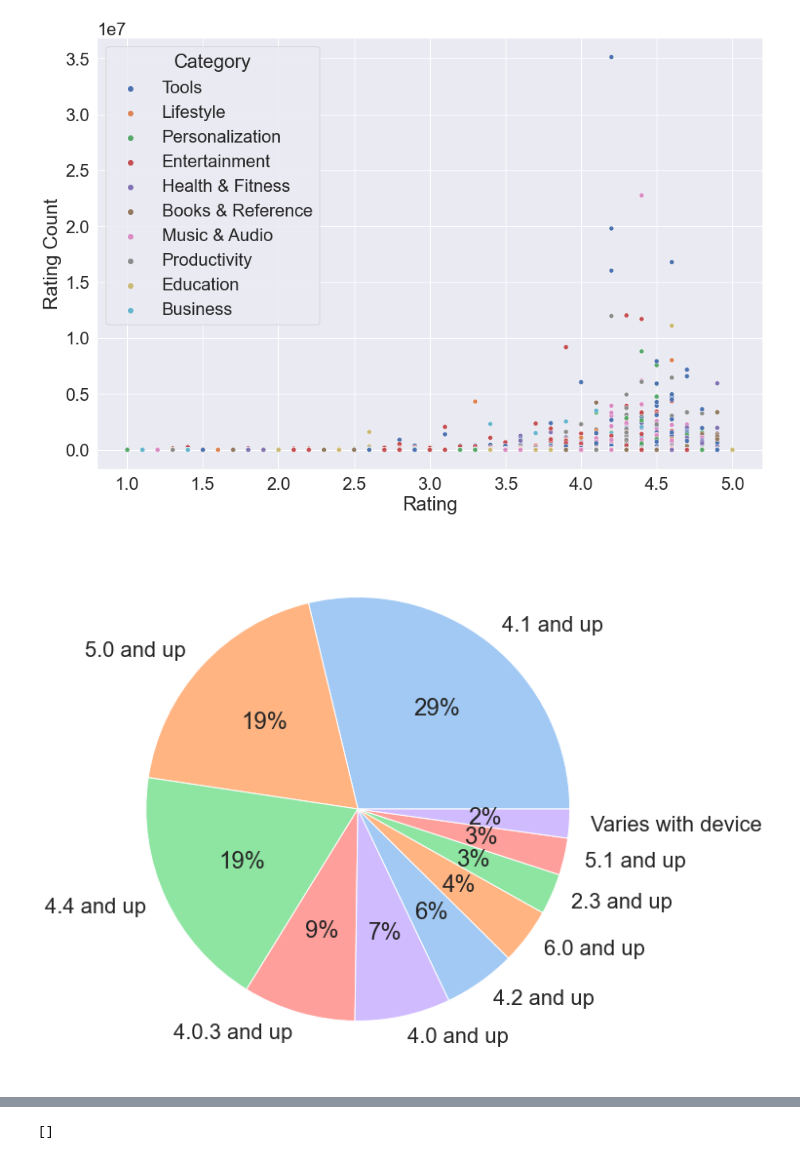
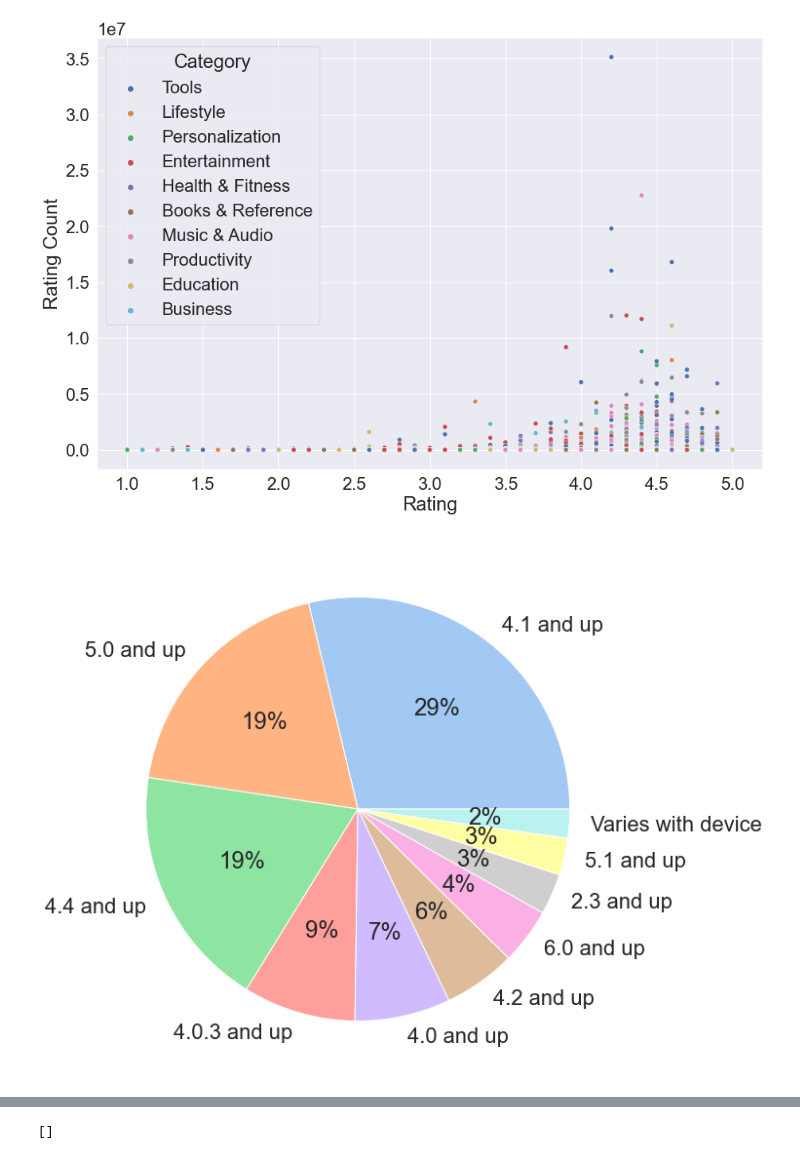
Before and after one commit to amarell/play-store-app-recommender-system, a Jupyter notebook: Cleanups and EDA/Plots.ipynb, the cells around one changed output, grey strips where cells are left out. Cells and saved outputs as stored; diff of their text form; code cells hidden in the pictures.

```diff
--- a/Cleanups and EDA/Plots.ipynb
+++ b/Cleanups and EDA/Plots.ipynb
@@ -34,7 +34,7 @@ df.head()
 | 4 | GROW.me | Tools | 0.0 | 0.0 | 100+ | 100.0 | 478 | True | ... |
 # %%
 # top 10 categories by count
-
+sns.set(font_scale=1.2)
 plt.figure(figsize=(15,10))
 sns.countplot(x=df[df['Category'].isin(top_10_categories)]['Category'])
 plt.plot()
@@ -79,13 +60,11 @@ plt.plot()
 [figure]
 # %%
 colors = sns.color_palette('pastel')[0:10]
-
-colors = sns.color_palette('pastel')[0:5]
 
 #create pie chart
 plt.figure(figsize=(15,10))
 plt.pie(top_10_android_versions.values, labels = top_10_android_versions.index, colors = colors, autopct='%.0f%%')
 plt.show()
 # %% [output]
-[figure, old version]
+[figure, new version]
 # %%
```
Also changed, not shown: parts of 7 cells of this notebook.
